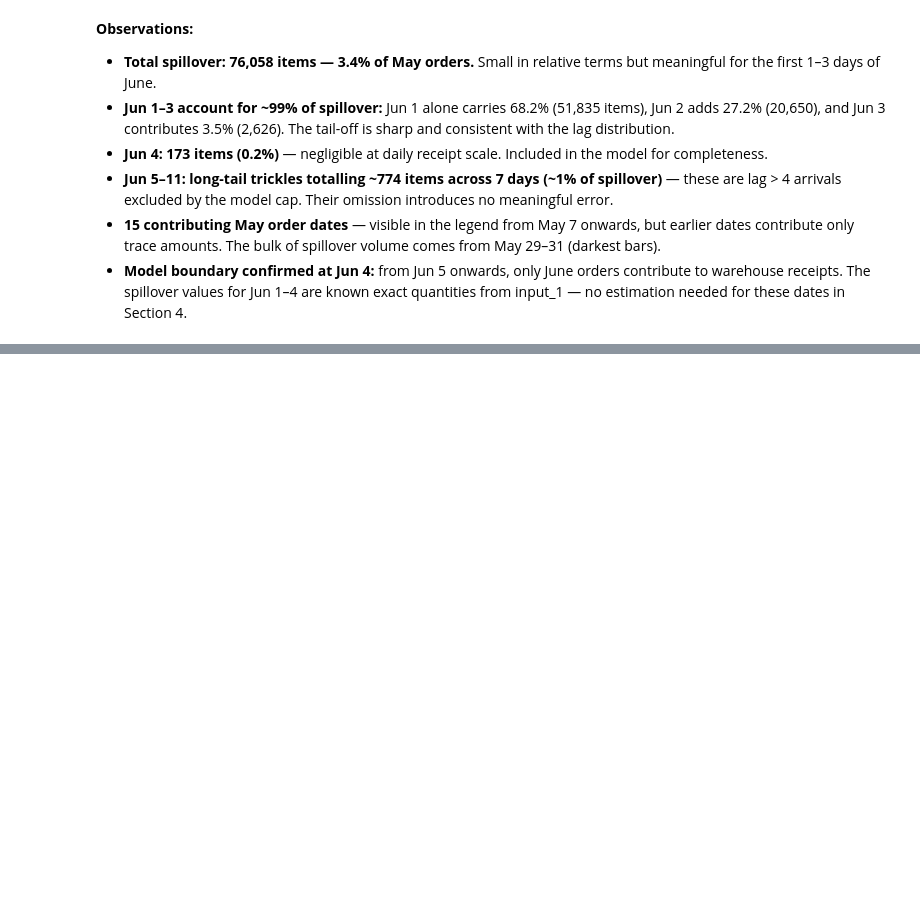
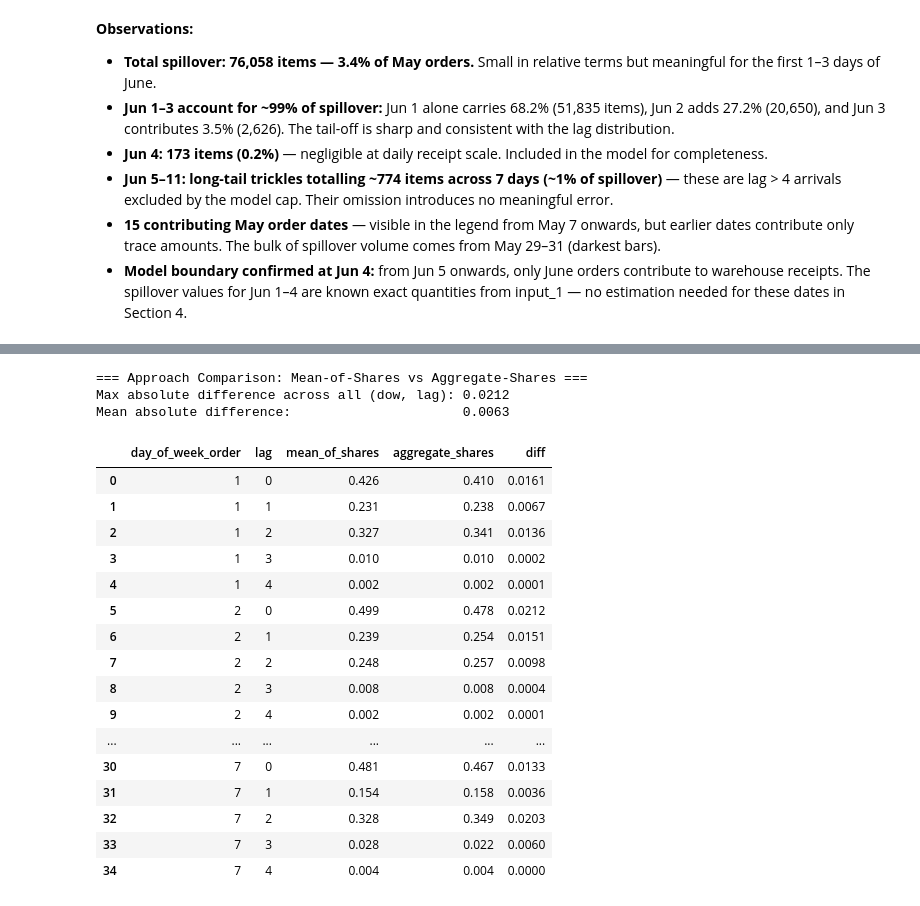
Before and after one commit to traha-89/zalando_fcst_case_study, a Jupyter notebook: analysis.ipynb, the cells around one changed output, grey strips where cells are left out. Drawn from its saved outputs; the diff is of its cells as text; code cells hidden in the pictures; blank space fills up the shorter version.

Commit message:
Fcst Gen - Training data prep; 2 approach identify

```diff
--- a/analysis.ipynb
+++ b/analysis.ipynb
@@ -1108,0 +1181,10 @@ plt.show()
+# %%
+hist_train_capped = hist_train[hist_train["lag"] <= 4].copy()
+# %%
+# Approach A: mean of per-date item shares (each order date weighted equally)
+lag_dist_mean = (
+    hist_train_capped
+    .groupby(["day_of_week_order", "lag"])["share"]
+    .mean()
+)
+lag_dist_mean.reset_index().head()
@@ -1108,0 +1198,12 @@ plt.show()
+# %%
+# Approach B: aggregate share (each item weighted equally across all dates)
+# date_order is already the lowest granularity — grouping directly by day_of_week_order is equivalent
+total_items_by_dow = hist_train_capped.groupby("day_of_week_order")["items"].sum()
+
+lag_dist_agg = (
+    hist_train_capped
+    .groupby(["day_of_week_order", "lag"])["items"]
+    .sum()
+    .div(total_items_by_dow, level="day_of_week_order")
+)
+lag_dist_agg.reset_index().head()
@@ -1108,0 +1217,37 @@ plt.show()
+# %%
+# Compare the two approaches
+comparison = pd.DataFrame({
+    "mean_of_shares": lag_dist_mean,
+    "aggregate_shares": lag_dist_agg,
+}).reset_index()
+comparison["diff"] = (comparison["mean_of_shares"] - comparison["aggregate_shares"]).abs()
+
+print("=== Approach Comparison: Mean-of-Shares vs Aggregate-Shares ===")
+print(f"Max absolute difference across all (dow, lag): {comparison['diff'].max():.4f}")
+print(f"Mean absolute difference:                      {comparison['diff'].mean():.4f}")
+display(comparison.style.format({
+    "mean_of_shares": "{:.3f}",
+    "aggregate_shares": "{:.3f}",
+    "diff": "{:.4f}"
+}))
+# %% [output]
+=== Approach Comparison: Mean-of-Shares vs Aggregate-Shares ===
+Max absolute difference across all (dow, lag): 0.0212
+Mean absolute difference:                      0.0063
+|  | day_of_week_order | lag | mean_of_shares | aggregate_shares | diff |
+| 0 | 1 | 0 | 0.426 | 0.410 | 0.0161 |
+| 1 | 1 | 1 | 0.231 | 0.238 | 0.0067 |
+| 2 | 1 | 2 | 0.327 | 0.341 | 0.0136 |
+| 3 | 1 | 3 | 0.010 | 0.010 | 0.0002 |
+| 4 | 1 | 4 | 0.002 | 0.002 | 0.0001 |
+| 5 | 2 | 0 | 0.499 | 0.478 | 0.0212 |
+| 6 | 2 | 1 | 0.239 | 0.254 | 0.0151 |
+| 7 | 2 | 2 | 0.248 | 0.257 | 0.0098 |
+| 8 | 2 | 3 | 0.008 | 0.008 | 0.0004 |
+| 9 | 2 | 4 | 0.002 | 0.002 | 0.0001 |
+| ... | ... | ... | ... | ... | ... |
+| 30 | 7 | 0 | 0.481 | 0.467 | 0.0133 |
+| 31 | 7 | 1 | 0.154 | 0.158 | 0.0036 |
+| 32 | 7 | 2 | 0.328 | 0.349 | 0.0203 |
+| 33 | 7 | 3 | 0.028 | 0.022 | 0.0060 |
+| 34 | 7 | 4 | 0.004 | 0.004 | 0.0000 |
```
Also changed, not shown: parts of 12 cells of this notebook, 2 other files.
